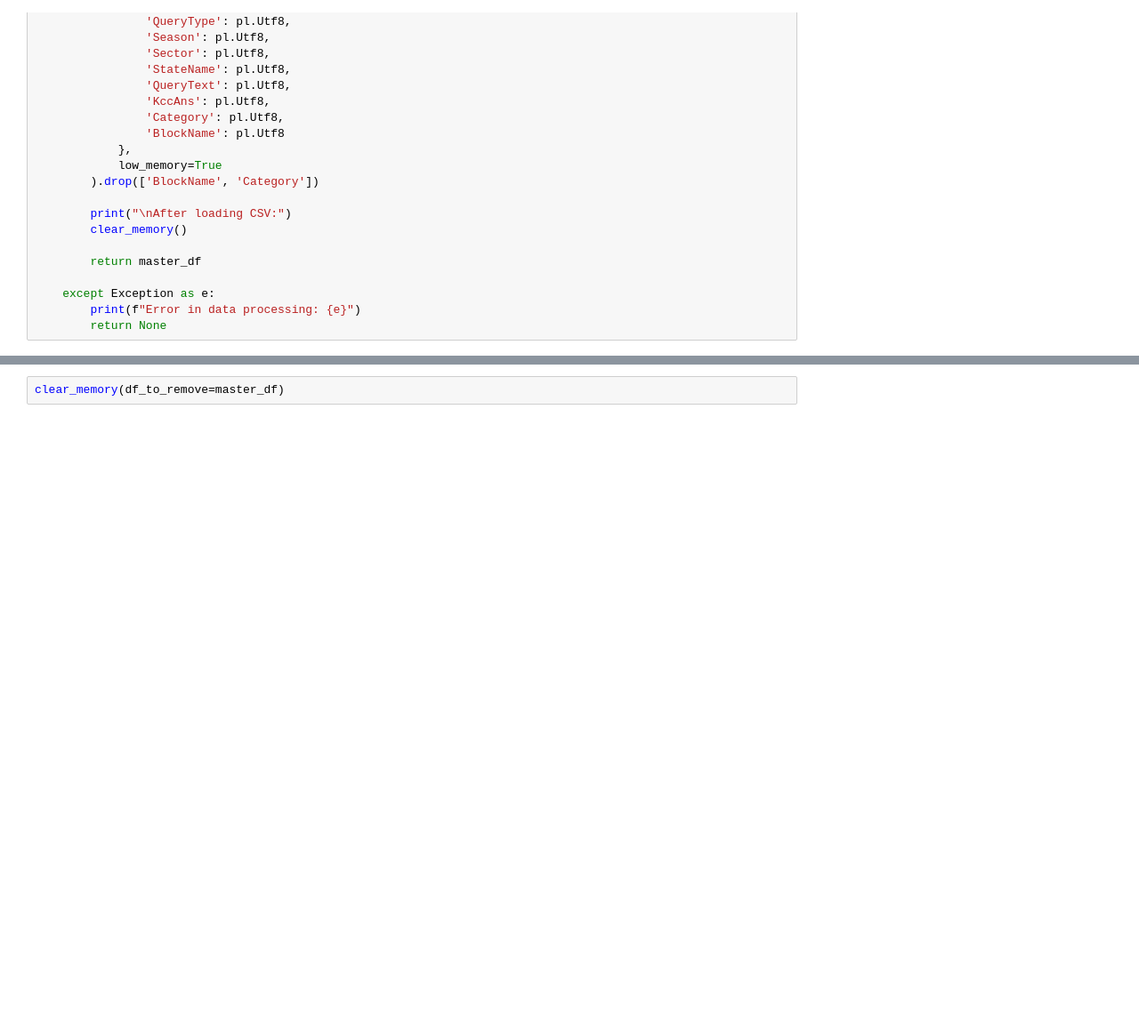
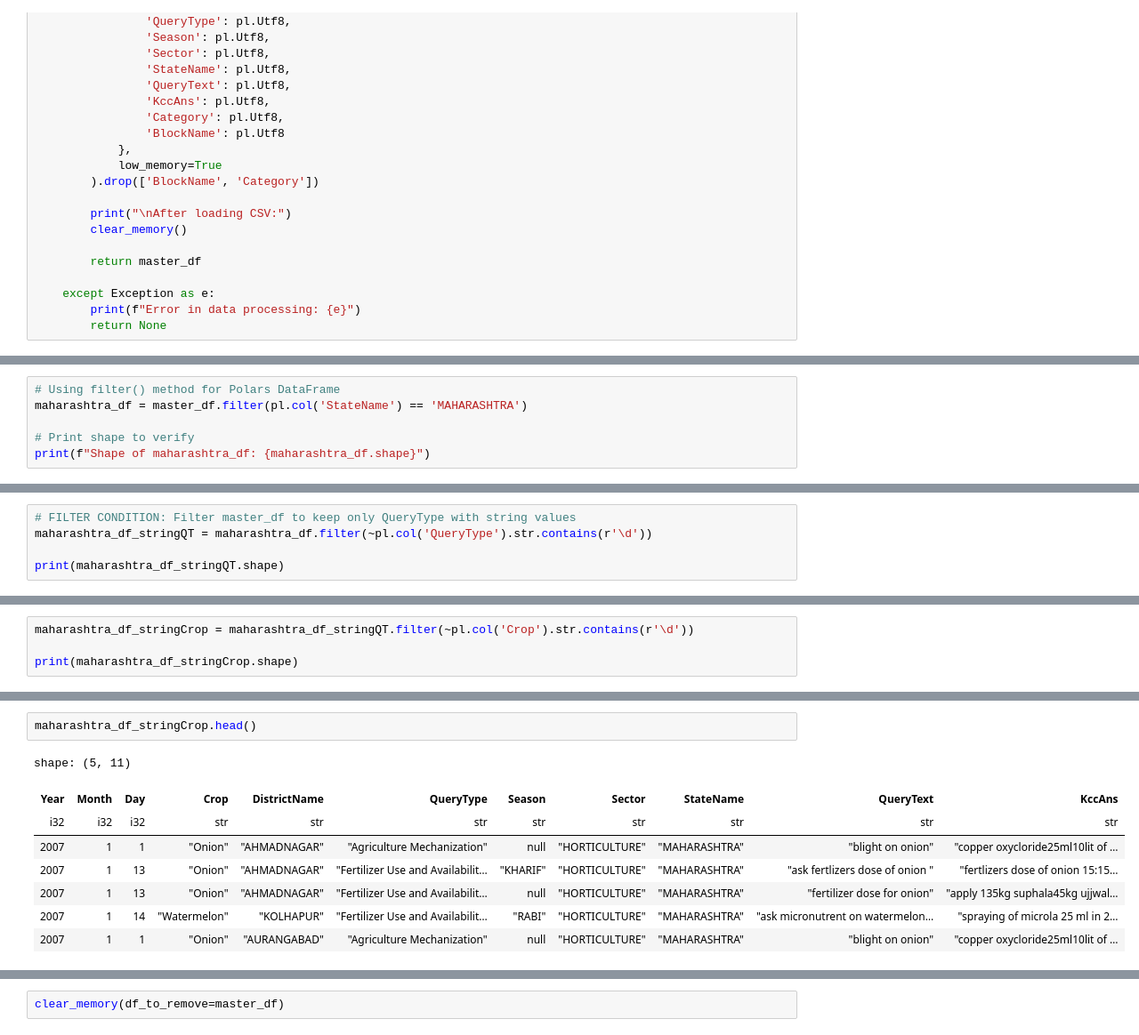
Before and after one commit to amandla-deployment/paper-farmer-chatbot, a Jupyter notebook: data_preprocessing.ipynb, the cells around one changed output, grey strips where cells are left out. Shown: that part at 89% size. Drawn from its saved outputs; the diff is of its cells as text; blank space fills up the shorter version.

```diff
--- a/data_preprocessing.ipynb
+++ b/data_preprocessing.ipynb
@@ -117,0 +147,6 @@ master_df.shape
+# %%
+# Using filter() method for Polars DataFrame
+maharashtra_df = master_df.filter(pl.col('StateName') == 'MAHARASHTRA')
+
+# Print shape to verify
+print(f"Shape of maharashtra_df: {maharashtra_df.shape}")
@@ -117,0 +164,5 @@ master_df.shape
+# %%
+# FILTER CONDITION: Filter master_df to keep only QueryType with string values
+maharashtra_df_stringQT = maharashtra_df.filter(~pl.col('QueryType').str.contains(r'\d'))
+
+print(maharashtra_df_stringQT.shape)
@@ -117,0 +180,4 @@ master_df.shape
+# %%
+maharashtra_df_stringCrop = maharashtra_df_stringQT.filter(~pl.col('Crop').str.contains(r'\d'))
+
+print(maharashtra_df_stringCrop.shape)
@@ -117,0 +195,11 @@ master_df.shape
+# %%
+maharashtra_df_stringCrop.head()
+# %% [output]
+shape: (5, 11)
+| Year | Month | Day | Crop | DistrictName | QueryType | Season | Sector | StateName | QueryText | KccAns |
+| i32 | i32 | i32 | str | str | str | str | str | str | str | str |
+| 2007 | 1 | 1 | "Onion" | "AHMADNAGAR" | "Agriculture Mechanization" | null | "HORTICULTURE" | "MAHARASHTRA" | "blight on onion" | "copper oxycloride25ml10lit of … |
+| 2007 | 1 | 13 | "Onion" | "AHMADNAGAR" | "Fertilizer Use and Availabilit… | "KHARIF" | "HORTICULTURE" | "MAHARASHTRA" | "ask fertlizers dose of onion " | "fertlizers dose of onion 15:15… |
+| 2007 | 1 | 13 | "Onion" | "AHMADNAGAR" | "Fertilizer Use and Availabilit… | null | "HORTICULTURE" | "MAHARASHTRA" | "fertilizer dose for onion" | "apply 135kg suphala45kg ujjwal… |
+| 2007 | 1 | 14 | "Watermelon" | "KOLHAPUR" | "Fertilizer Use and Availabilit… | "RABI" | "HORTICULTURE" | "MAHARASHTRA" | "ask micronutrent on watermelon… | "spraying of microla 25 ml in 2… |
+| 2007 | 1 | 1 | "Onion" | "AURANGABAD" | "Agriculture Mechanization" | null | "HORTICULTURE" | "MAHARASHTRA" | "blight on onion" | "copper oxycloride25ml10lit of … |
```
Also changed, not shown: parts of 15 cells of this notebook.
